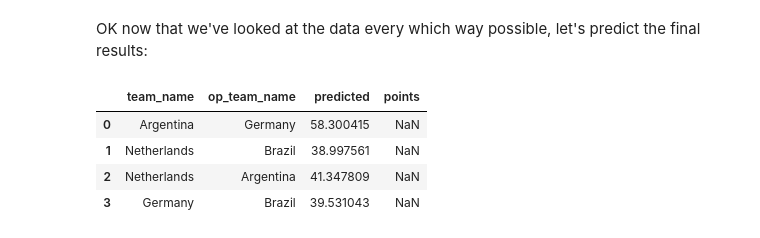
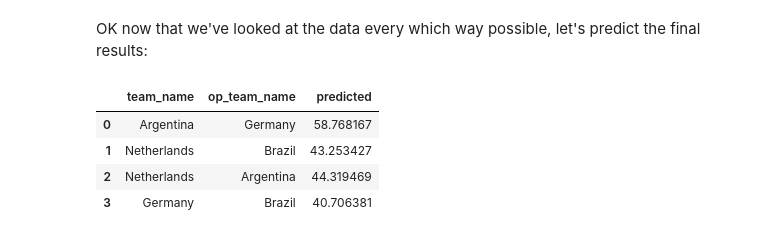
Before and after one commit to fhoffa/io, a Jupyter notebook: regression/wc-final.ipynb, the cells around one changed output. Cells and saved outputs as stored; diff of their text form; code cells hidden in the pictures.

```diff
--- a/regression/wc-final.ipynb
+++ b/regression/wc-final.ipynb
@@ -181,7 +180,7 @@ pd.set_option('display.width', 1000)
 train = club_data.loc[club_data['points'] <> 1]
 # train = club_data
 
-(model, test) = world_cup.trainModel(
+(model, test) = world_cup.train_model(
      train, match_stats.get_non_feature_columns())
 print "\nRsquared: %0.03g" % model.prsquared
 # %% [output]
@@ -365,10 +367,8 @@ reload(match_stats)
 reload(features)
 
 wc_history_size = 5
-wc_data = world_cup.prepareData(features.get_wc_features(wc_history_size))
-wc_labeled = world_cup.prepareData(features.get_features(wc_history_size))
+wc_data = world_cup.prepare_data(features.get_wc_features(wc_history_size))
+wc_labeled = world_cup.prepare_data(features.get_features(wc_history_size))
 wc_labeled = wc_labeled[wc_labeled['competitionid'] == 4]
-
-
 wc_power_train = game_summaries[game_summaries['competitionid'] == 4].copy()
 # %% [output]
@@ -411,7 +410,6 @@ The lattice of teams playing eachother in the world cup is pretty sparese. Many
 
 We'll output the power rankings from the previous games. We should eyeball them to make sure they make sense.
 # %%
-reload(power)
 # When training power data, since the games span multiple competitions, just set is_home to 0.5
 # Otherwise when we looked at games from the 2010 world cup, we'd think Brazil was still at
 # home instead of South Africa.
@@ -419,10 +417,10 @@ wc_power_train['is_home'] = 0.5
 wc_power_data = power.add_power(wc_data, wc_power_train, power_cols)
 # Weaken the power factor since we don't have very much data. We rescale it from .25
 # through .75.
-wc_power_data['power_wins'] = wc_power_data['power_wins'].add(0.5)
-wc_power_data['power_wins'] = wc_power_data['power_wins'].div(2.0)
+wc_power_data['power_points'] = wc_power_data['power_points'].add(0.5)
+wc_power_data['power_points'] = wc_power_data['power_points'].div(2.0)
 
-wc_results = world_cup.predictModel(power_model, wc_power_data,
+wc_results = world_cup.predict_model(power_model, wc_power_data,
     match_stats.get_non_feature_columns())
 # %% [output]
 New season 2013
@@ -455,13 +453,16 @@ There are three reasons why the prediction numbers might be different from the n
 pd.set_option('display.max_rows', 5000)
 pd.set_option('display.max_columns', 500)
 pd.set_option('display.width', 1000)
+reload(world_cup)
+wc_with_points = wc_power_data.copy()
+wc_with_points.index = pd.Index(
+    zip(wc_with_points['matchid'], wc_with_points['teamid']))
+wc_labeled.index = pd.Index(
+    zip(wc_labeled['matchid'], wc_labeled['teamid']))
+wc_with_points['points'] = wc_labeled['points']
 
-wc_with_points = wc_power_data.copy()
-wc_with_points.index = pd.Index(zip(wc_with_points['matchid'], wc_with_points['teamid']))
-wc_labeled.index = pd.Index(zip(wc_labeled['matchid'], wc_labeled['teamid']))
-wc_with_points['points'] = wc_labeled['points']
-wc_pred = world_cup.extractPredictions(wc_with_points,
-                                       wc_results['predicted'])
+wc_pred = world_cup.extract_predictions(wc_with_points,
+                                        wc_results['predicted'])
 
 # Reverse our predictions to show the most recent first.
 wc_pred.reindex(index=wc_pred.index[::-1])
@@ -521,10 +520,11 @@ ge[-6:]
 # %% [markdown]
 OK now that we've looked at the data every which way possible, let's predict the final results:
 # %%
-wc_pred[~(wc_pred['points'] >= 0)]
+wc_pred[~(wc_pred['points'] >= 0)][[
+    'team_name', 'op_team_name', 'predicted']]
 # %% [output]
-|  | team_name | op_team_name | predicted | points |
-| 0 | Argentina | Germany | 58.300415 | NaN |
-| 1 | Netherlands | Brazil | 38.997561 | NaN |
-| 2 | Netherlands | Argentina | 41.347809 | NaN |
-| 3 | Germany | Brazil | 39.531043 | NaN |
+|  | team_name | op_team_name | predicted |
+| 0 | Argentina | Germany | 58.768167 |
+| 1 | Netherlands | Brazil | 43.253427 |
+| 2 | Netherlands | Argentina | 44.319469 |
+| 3 | Germany | Brazil | 40.706381 |
```
Also changed, not shown: parts of 13 cells of this notebook, 2 other files.
